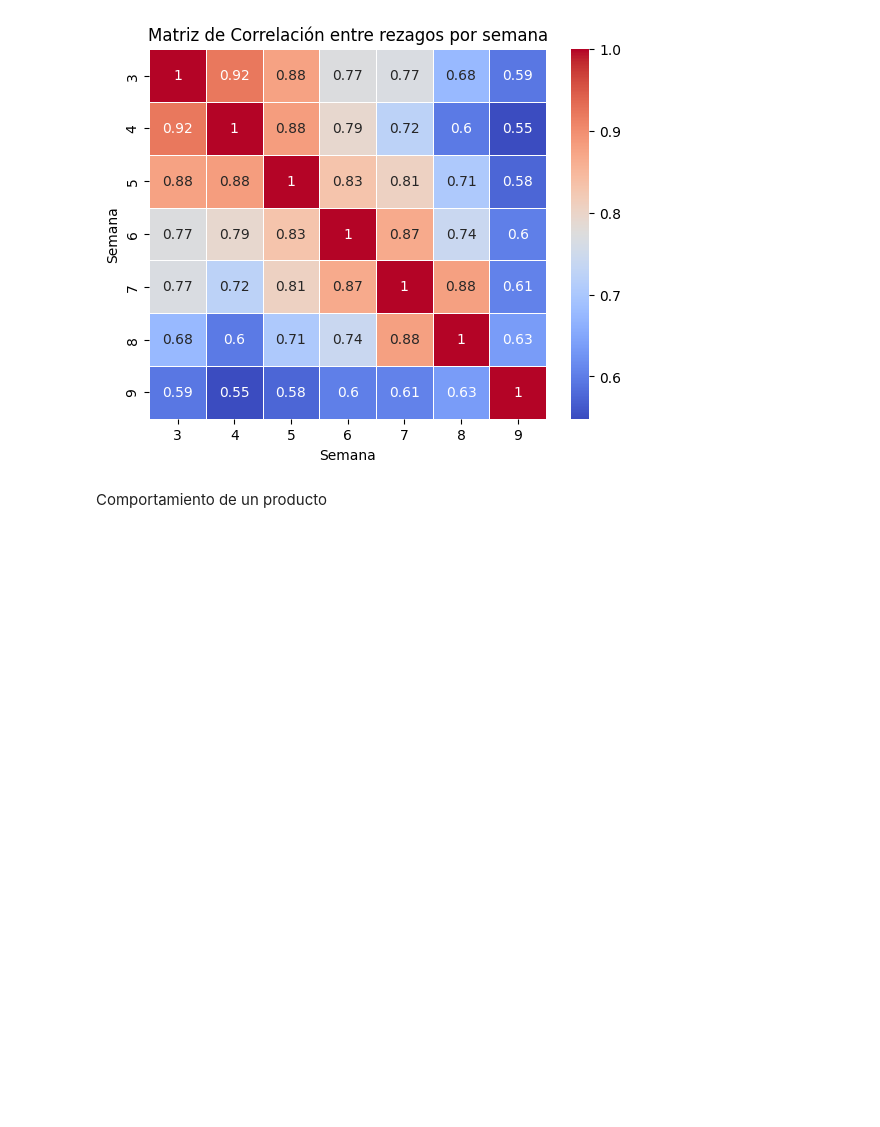
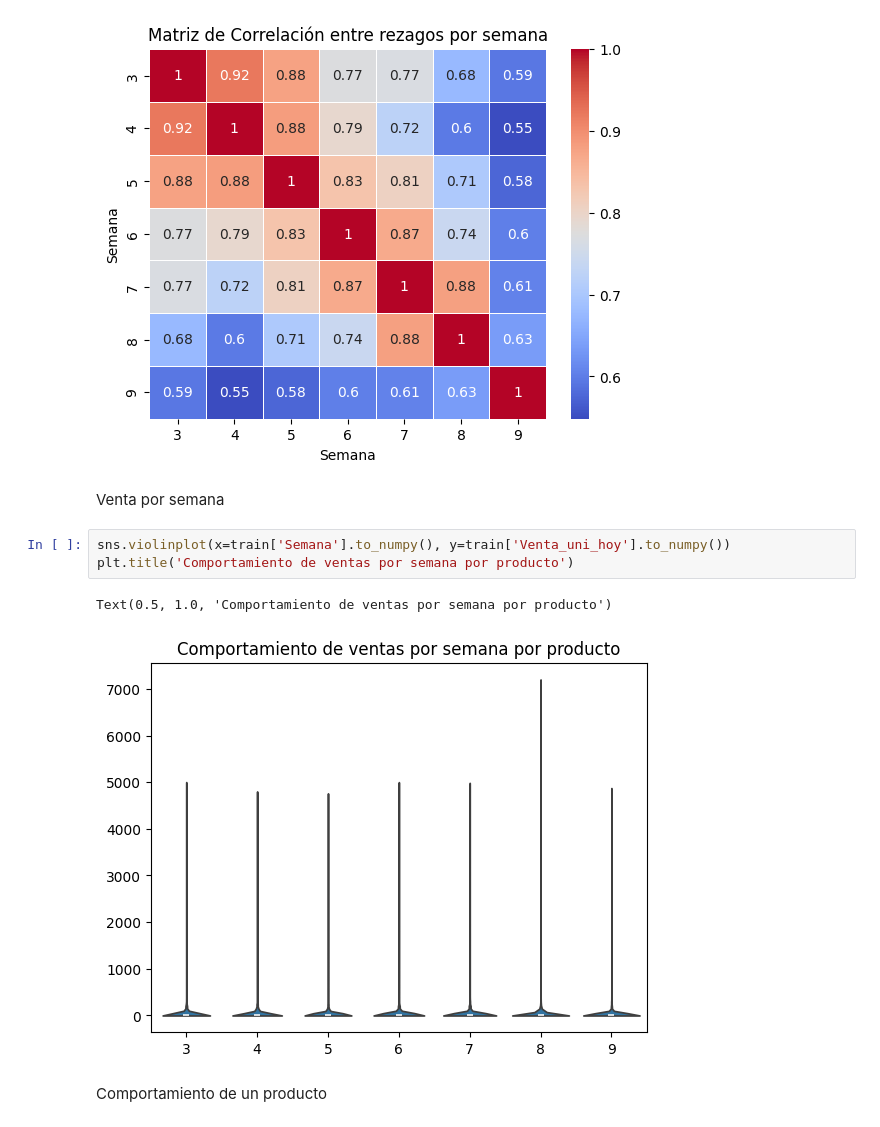
Before and after one commit to christiansakerb/Bimbo_Demanda-Inventario, a Jupyter notebook: notebook Exploracion.ipynb, the cells around one changed output. Drawn from its saved outputs; the diff is of its cells as text; blank space fills up the shorter version.

```diff
--- a/notebook.ipynb
+++ b/notebook Exploracion.ipynb
@@ -188,6 +176,14 @@ plt.title('Matriz de Correlación entre rezagos por semana')
 plt.show()
 # %% [output]
 [figure]
+# %% [markdown]
+Venta por semana
+# %%
+sns.violinplot(x=train['Semana'].to_numpy(), y=train['Venta_uni_hoy'].to_numpy())
+plt.title('Comportamiento de ventas por semana por producto')
+# %% [output]
+Text(0.5, 1.0, 'Comportamiento de ventas por semana por producto')
+[figure, added]
 # %% [markdown]
 Comportamiento de un producto
 # %%
```
Also changed, not shown: parts of 21 cells of this notebook, 1 other file.
